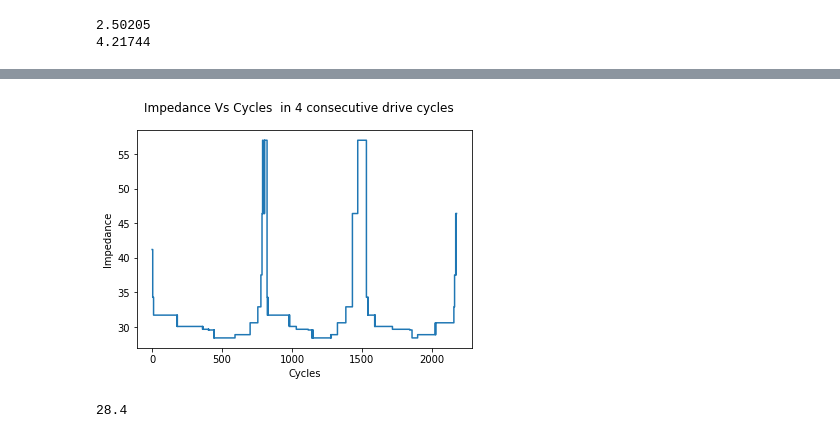
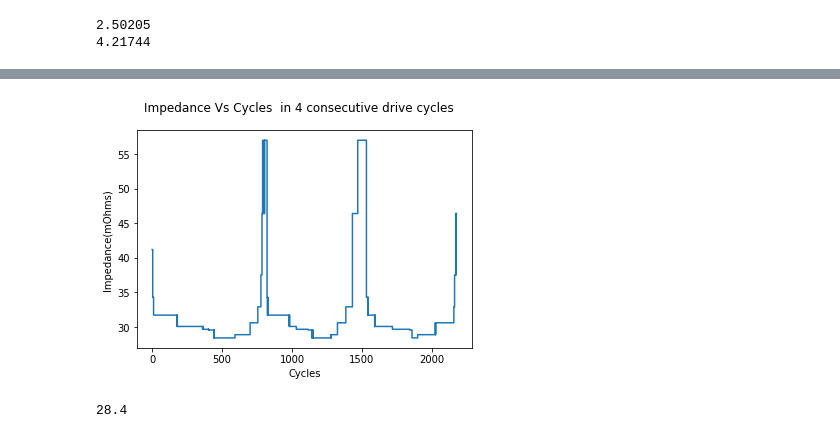
Before and after one commit to souptikmajumder/Battery-Life, a Jupyter notebook: RUL_batteries_final.ipynb, the cells around one changed output, grey strips where cells are left out. Cells and saved outputs as stored; diff of their text form; code cells hidden in the pictures.

```diff
--- a/RUL_batteries_final.ipynb
+++ b/RUL_batteries_final.ipynb
@@ -547,12 +547,12 @@ df_drives_25deg.head()
 # %%
 fig = plt.figure()
 fig.suptitle('Impedance Vs Cycles  in 4 consecutive drive cycles')
 plt.xlabel('Cycles')
-plt.ylabel('Impedance')
+plt.ylabel('Impedance(mOhms)')
 plt.plot(df_drives_25deg['cycles'],df_drives_25deg['Impedance'])
 plt.show()
 # %% [output]
-[figure, old version]
+[figure, new version]
 # %%
 #marking the point of start of discharging after the battery has been loaded to the full capacity
 df_discharge = []
```
Also changed, not shown: parts of 13 cells of this notebook.
